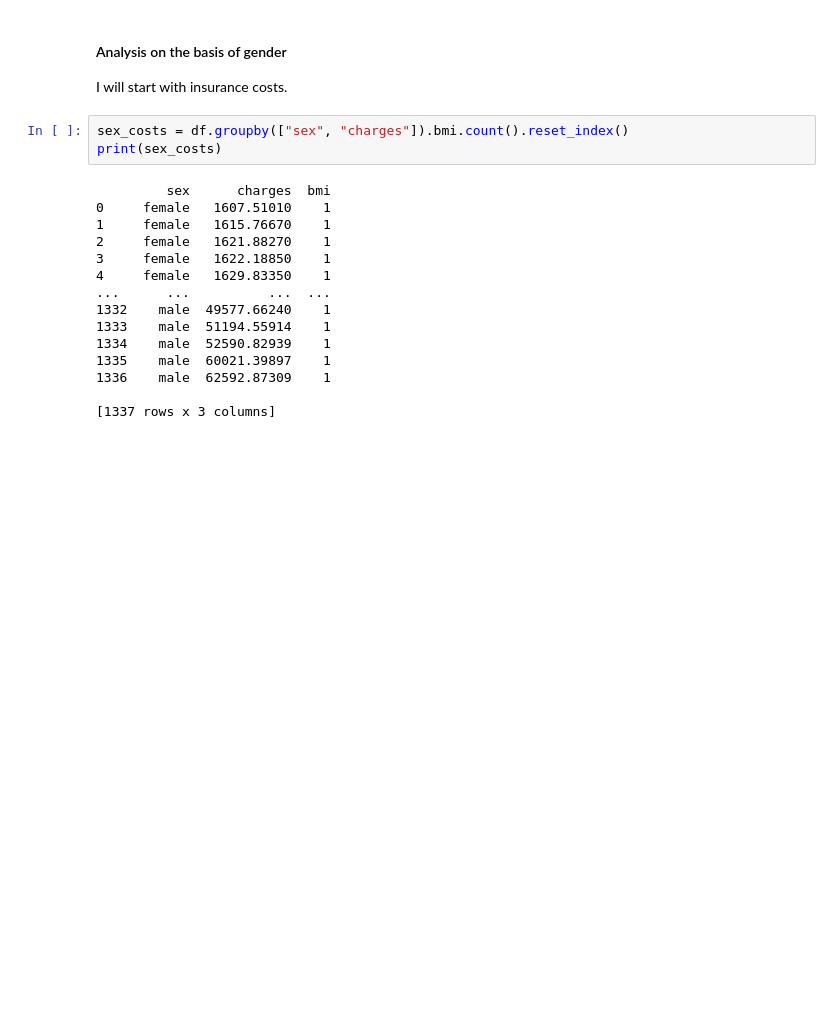
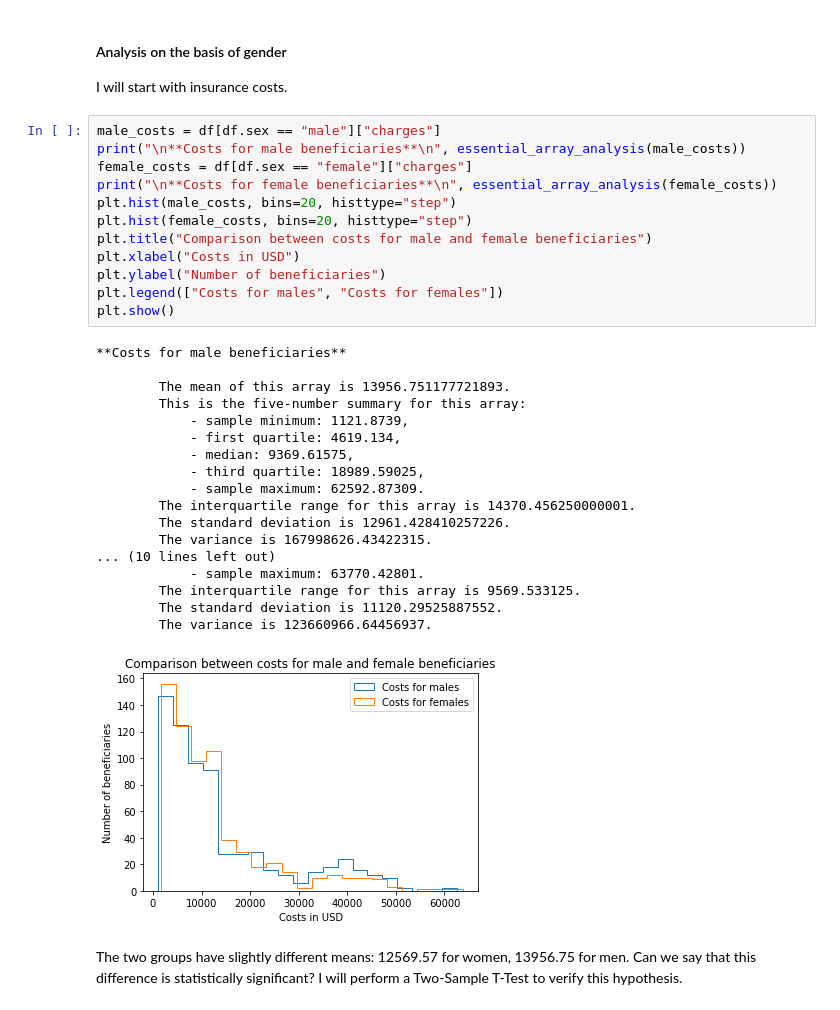
Before and after one commit to gesaretto/notebooks, a Jupyter notebook: medical_insurance_costs_project/us-medical-insurance-costs.ipynb, the cells around one changed output. Saved outputs shown, nothing was run; the diff lists cells and outputs as text; blank space fills up the shorter version.

```diff
--- a/medical_insurance_costs_project/us-medical-insurance-costs.ipynb
+++ b/medical_insurance_costs_project/us-medical-insurance-costs.ipynb
@@ -220,21 +227,36 @@ I will now create additional tables where the data is rearranged according to tw
 # %% [markdown]
 #### Analysis on the basis of gender
 I will start with insurance costs.
-# %%
-sex_costs = df.groupby(["sex", "charges"]).bmi.count().reset_index()
-print(sex_costs)
-# %% [output]
-         sex      charges  bmi
-0     female   1607.51010    1
-1     female   1615.76670    1
-2     female   1621.88270    1
-3     female   1622.18850    1
-4     female   1629.83350    1
-...      ...          ...  ...
-1332    male  49577.66240    1
-1333    male  51194.55914    1
-1334    male  52590.82939    1
-1335    male  60021.39897    1
-1336    male  62592.87309    1
-
-[1337 rows x 3 columns]
+# %%
+male_costs = df[df.sex == "male"]["charges"]
+print("\n**Costs for male beneficiaries**\n", essential_array_analysis(male_costs))
+female_costs = df[df.sex == "female"]["charges"]
+print("\n**Costs for female beneficiaries**\n", essential_array_analysis(female_costs))
+plt.hist(male_costs, bins=20, histtype="step")
+plt.hist(female_costs, bins=20, histtype="step")
+plt.title("Comparison between costs for male and female beneficiaries")
+plt.xlabel("Costs in USD")
+plt.ylabel("Number of beneficiaries")
+plt.legend(["Costs for males", "Costs for females"])
+plt.show()
+# %% [output]
+**Costs for male beneficiaries**
+
+        The mean of this array is 13956.751177721893.
+        This is the five-number summary for this array:
+            - sample minimum: 1121.8739,
+            - first quartile: 4619.134,
+            - median: 9369.61575,
+            - third quartile: 18989.59025,
+            - sample maximum: 62592.87309.
+        The interquartile range for this array is 14370.456250000001.
+        The standard deviation is 12961.428410257226.
+        The variance is 167998626.43422315.
+... (10 lines left out)
+            - sample maximum: 63770.42801.
+        The interquartile range for this array is 9569.533125.
+        The standard deviation is 11120.29525887552.
+        The variance is 123660966.64456937.
+[figure, added]
+# %% [markdown]
+The two groups have slightly different means: 12569.57 for women, 13956.75 for men. Can we say that this difference is statistically significant? I will perform a Two-Sample T-Test to verify this hypothesis.
```
Also changed, not shown: parts of 15 cells of this notebook.
